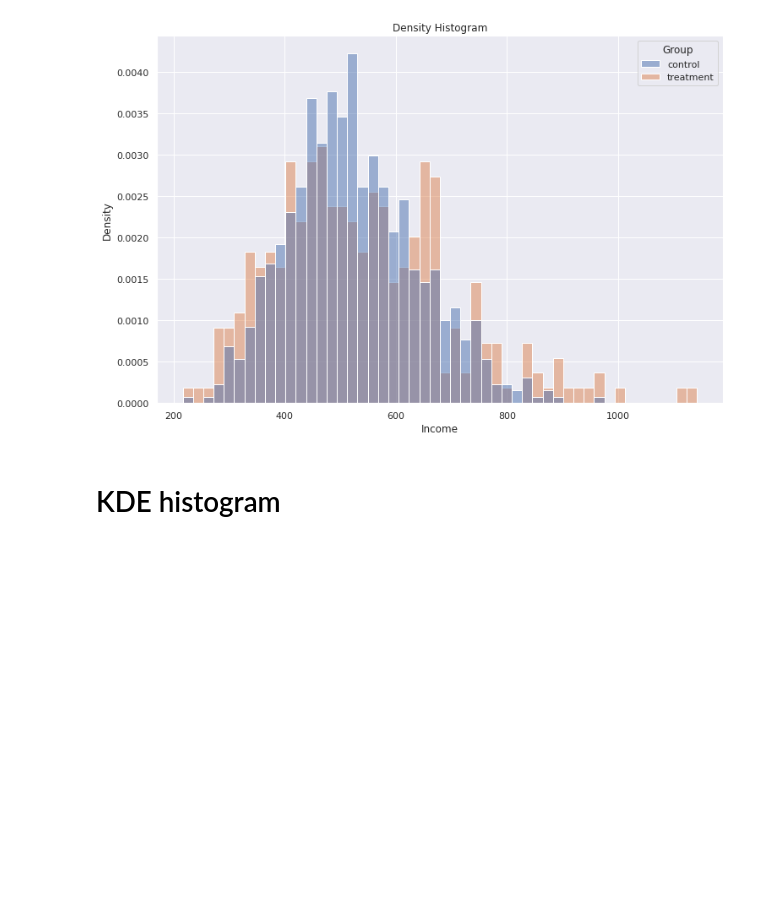
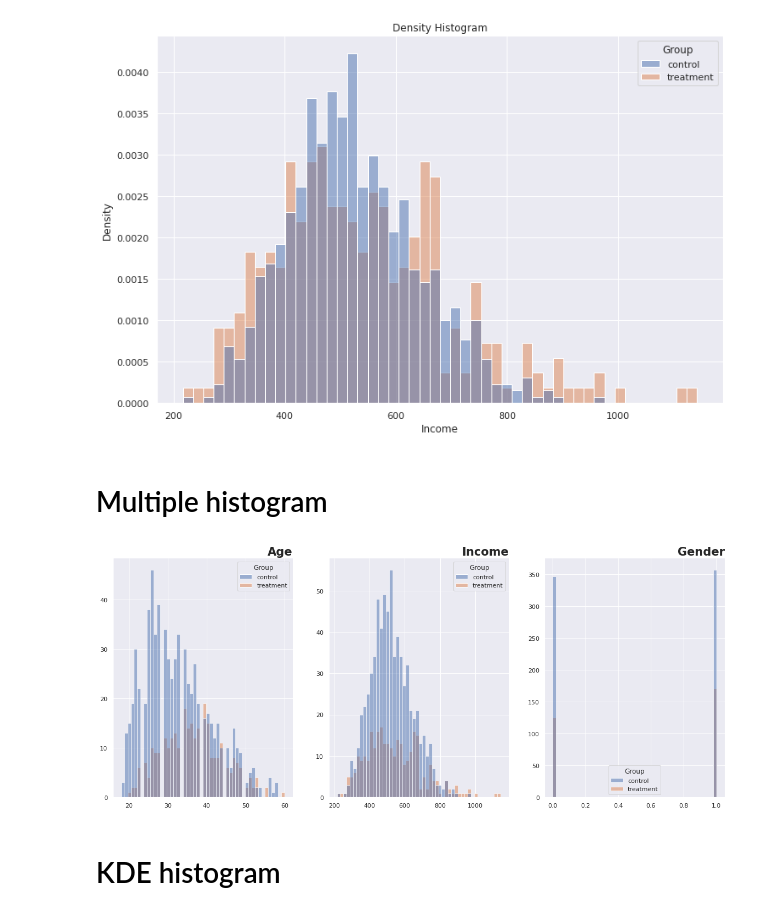
Before and after one commit to beatwad/kaggle_tips, a Jupyter notebook: Visualization/Tabular.ipynb, the cells around one changed output. Saved outputs shown, nothing was run; the diff lists cells and outputs as text; code cells hidden in the pictures; blank space fills up the shorter version.

Commit message:
Add histplot to Visualization. Add more ideas for ICR

```diff
--- a/Visualization/Tabular.ipynb
+++ b/Visualization/Tabular.ipynb
@@ -160,6 +160,26 @@ sns.histplot(data=df, x='Income', hue='Group', bins=50, stat='density', common_n
 plt.title("Density Histogram");
 # %% [output]
 [figure]
+# %% [markdown]
+# Multiple histogram
+# %%
+def plot_target_hist(df, df_cols, n_rows, n_cols, target, density=False):
+    fig = plt.figure(figsize=figsize)
+
+    for idx, col in enumerate(df_cols):
+        ax = plt.subplot(n_rows, n_cols, idx + 1)
+        if density:
+            sns.histplot(x=col, data=df, bins=50, hue=target, stat='density')
+        else:
+            sns.histplot(x=col, data=df, bins=50, hue=target)
+
+        ax.set_ylabel(''); ax.spines['top'].set_visible(False),
+        ax.set_xlabel(''); ax.spines['right'].set_visible(False)
+        ax.set_title(f'{col}', loc='right', weight='bold', fontsize=21)
+
+plot_target_hist(df, num_cols, n_rows=1, n_cols=3, target='Group')
+# %% [output]
+[figure, added]
 # %% [markdown]
 # KDE histogram
 # %%
```
Also changed, not shown: parts of 6 cells of this notebook, 1 other file.
